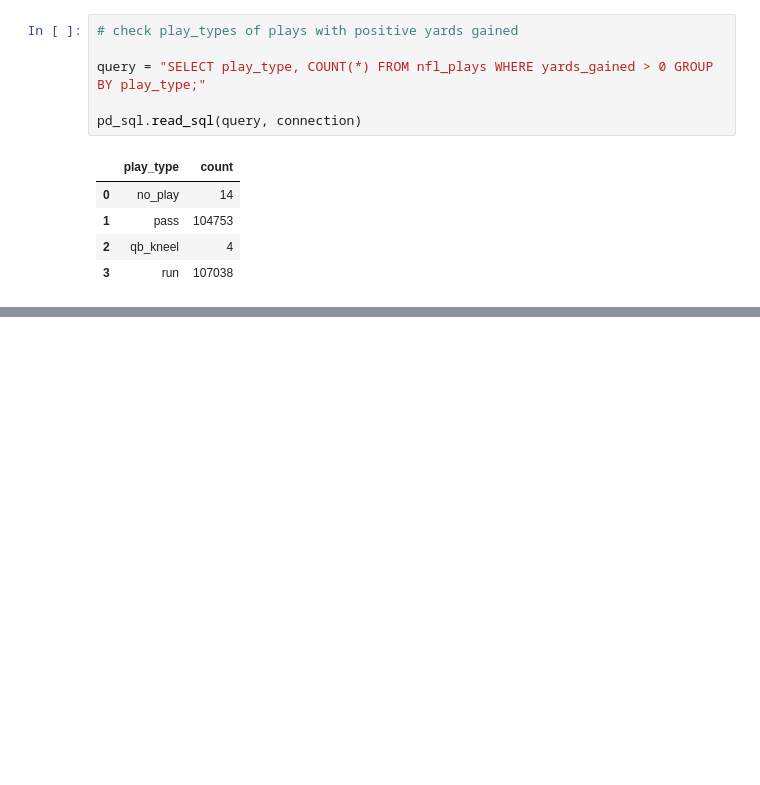
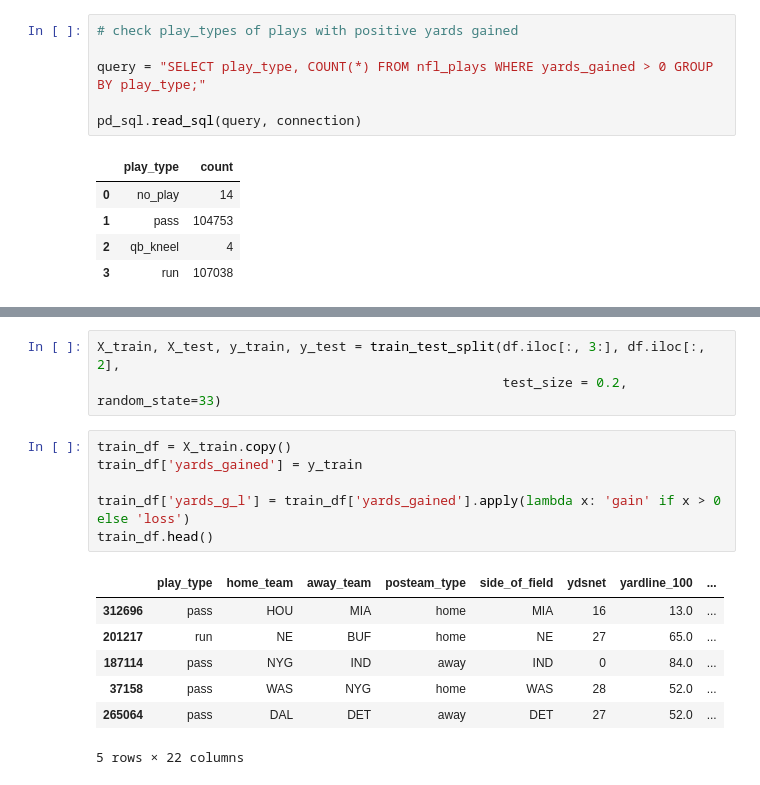
Before and after one commit to huangee/nfl_yards_gained, a Jupyter notebook: NFL_EDA.ipynb, the cells around one changed output, grey strips where cells are left out. Cells and saved outputs as stored; diff of their text form; blank space fills up the shorter version.

```diff
--- a/NFL_EDA.ipynb
+++ b/NFL_EDA.ipynb
@@ -124,0 +228,17 @@ pd_sql.read_sql(query, connection)
+# %%
+X_train, X_test, y_train, y_test = train_test_split(df.iloc[:, 3:], df.iloc[:, 2],
+                                                    test_size = 0.2, random_state=33)
+# %%
+train_df = X_train.copy()
+train_df['yards_gained'] = y_train
+
+train_df['yards_g_l'] = train_df['yards_gained'].apply(lambda x: 'gain' if x > 0 else 'loss')
+train_df.head()
+# %% [output]
+|  | play_type | home_team | away_team | posteam_type | side_of_field | ydsnet | yardline_100 | ... |
+| 312696 | pass | HOU | MIA | home | MIA | 16 | 13.0 | ... |
+| 201217 | run | NE | BUF | home | NE | 27 | 65.0 | ... |
+| 187114 | pass | NYG | IND | away | IND | 0 | 84.0 | ... |
+| 37158 | pass | WAS | NYG | home | WAS | 28 | 52.0 | ... |
+| 265064 | pass | DAL | DET | away | DET | 27 | 52.0 | ... |
+5 rows × 22 columns
```
Also changed, not shown: parts of 9 cells of this notebook.
